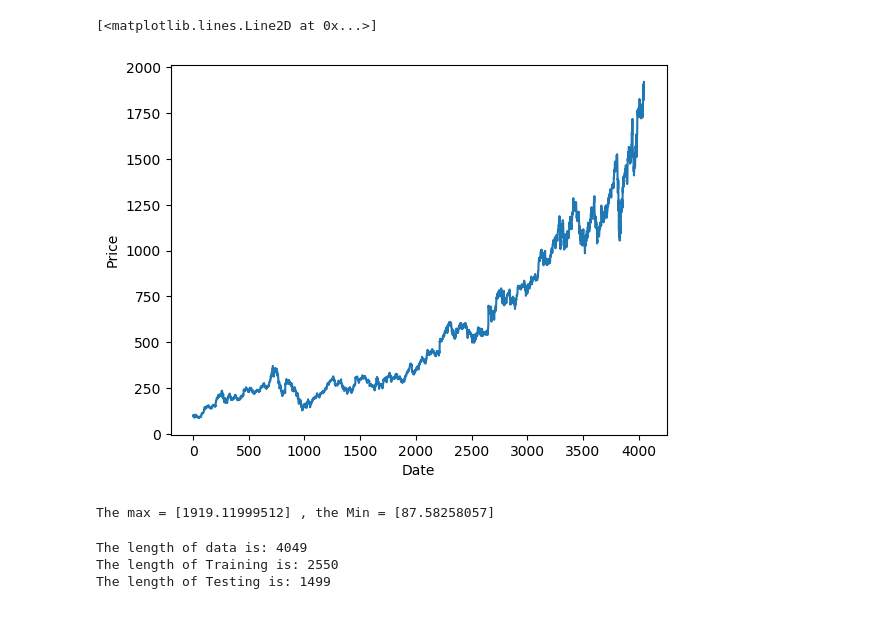
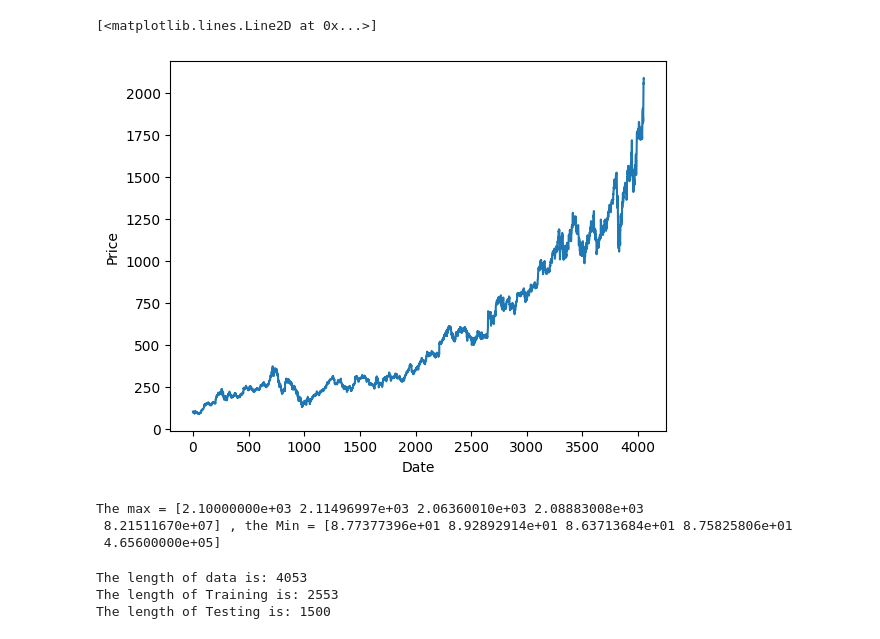
Before and after one commit to binphilxiao/AxisLabs, a Jupyter notebook: python/stock/StockLSTM.ipynb, the cells around one changed output. Drawn from its saved outputs; the diff is of its cells as text; code cells hidden in the pictures.

```diff
--- a/python/stock/StockLSTM.ipynb
+++ b/python/stock/StockLSTM.ipynb
@@ -7,21 +22,21 @@ import tensorflow as tf
 # %%
 # Download stock data and plot the history diagram
 
 import yfinance as yf
 from datetime import datetime
 
 stockName = "GOOGL"
 stkTicker = yf.Ticker(stockName)
-dataHist = stkTicker.history(start="2005-01-01", end=datetime.today().strftime('%Y-%m-%d'), interval = "1d")
-dataClose = dataHist['Close'].to_numpy()
+dfHist = stkTicker.history(start="2005-01-01", end=datetime.today().strftime('%Y-%m-%d'), interval = "1d")
+dataHist = dfHist[['Open','High','Low','Close','Volume']].to_numpy()
 np.set_printoptions(threshold=np.inf)
 plt.style.use("default")
 plt.xlabel("Date")
 plt.ylabel("Price")
-plt.plot(dataClose)
+plt.plot(dataHist[:,3])
 # %% [output]
 [<matplotlib.lines.Line2D at 0x...>]
-[figure, old version]
+[figure, new version]
 # %%
 # Preprocess the historical data
 # Format data array to LSTM
@@ -45,30 +60,32 @@ from sklearn.preprocessing import MinMaxScaler
 from sklearn.preprocessing import StandardScaler
 
 # ------------------x = Close--------------------
-dataset = np.array(dataClose)
+dataset = np.array(dataHist)
 
-dataset = dataset.reshape(-1,1)
+dataset = dataset.reshape(-1,5)
 
 # ------------------With scaler--------------------
 minmaxScaler = MinMaxScaler(feature_range=(0, 1), copy=True)
 _dataset = minmaxScaler.fit_transform(dataset)
 print("The max =", minmaxScaler.data_max_,", the Min =",minmaxScaler.data_min_)
 # %% [output]
-The max = [1919.11999512] , the Min = [87.58258057]
+The max = [2.10000000e+03 2.11496997e+03 2.06360010e+03 2.08883008e+03
+ 8.21511670e+07] , the Min = [8.77377396e+01 8.92892914e+01 8.63713684e+01 8.75825806e+01
+ 4.65600000e+05]
 # %%
 # Get train set and test set
 
-sizeTrain = int(_dataset.size*0.63)
-sizeTest = _dataset.size - sizeTrain
-print("The length of data is:",_dataset.size, \
+sizeTrain = int(_dataset.shape[0]*0.63)
+sizeTest = _dataset.shape[0] - sizeTrain
+print("The length of data is:",_dataset.shape[0], \
       "\nThe length of Training is:", sizeTrain, \
       "\nThe length of Testing is:", sizeTest)
 _Train = _dataset[ : sizeTrain, : ]
 _Test = _dataset[sizeTrain : , : ]
 # %% [output]
-The length of data is: 4049
-The length of Training is: 2550
-The length of Testing is: 1499
+The length of data is: 4053
+The length of Training is: 2553
+The length of Testing is: 1500
 # %%
 # Format data array to LSTM
 # -----------------------------------------------------------------------------------
```
Also changed, not shown: parts of 14 cells of this notebook, 11 other files.
